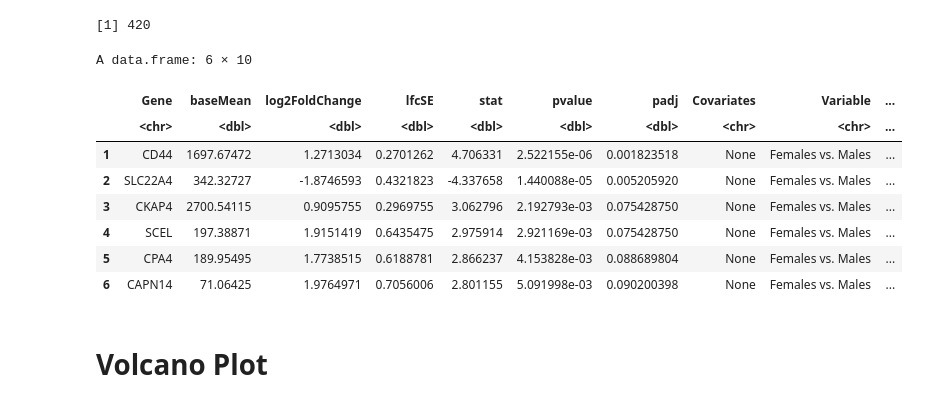
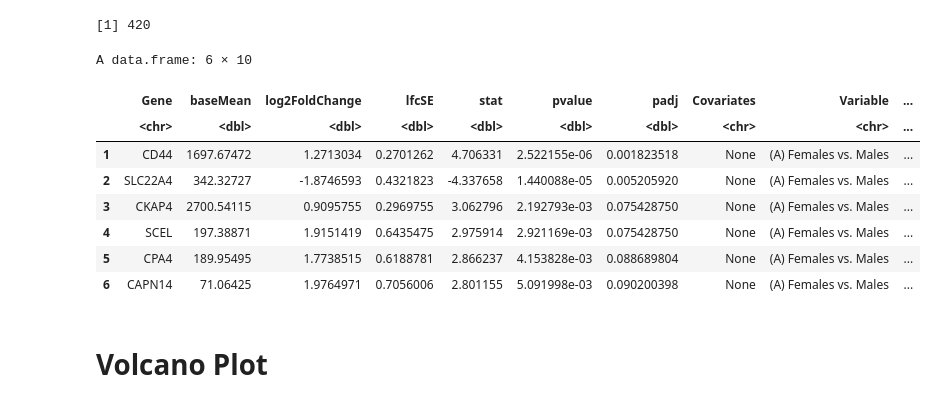
Before and after one commit to UNC-CEMALB/P1005_Miscellaneous-Analyses, a Jupyter notebook: P1005.4. Yael RNASeq Grant/2. Volcano Plots/Sex & Disease Status Volcano Plot.ipynb, the cells around one changed output. Drawn from its saved outputs; the diff is of its cells as text; code cells hidden in the pictures.

```diff
--- a/P1005.4. Yael RNASeq Grant/2. Volcano Plots/Sex & Disease Status Volcano Plot.ipynb
+++ b/P1005.4. Yael RNASeq Grant/2. Volcano Plots/Sex & Disease Status Volcano Plot.ipynb
@@ -1,6 +1,6 @@
 # %%
 Output = ('/Users/alexis/Library/CloudStorage/OneDrive-UniversityofNorthCarolinaatChapelHill/CEMALB_DataAnalysisPM/Projects/P1005. Miscellaneous Analyses/P1005.6. Yael RNAseq Grant/P1005.6.3. Analyses/P1005.6.3.2. Volcano Plots/Output')
-cur_date = "012224"
+cur_date = "012424"
 
 library(readxl)
 library(tidyverse)
@@ -9,9 +9,9 @@ library(ggrepel)
 
 #reading in file
 ds_df = data.frame(read_excel("Input/Baseline_Disease_Status_DESeq2_012224.xlsx")) %>%
-    mutate(Variable = "Non-Asthmatics vs. Asthmatics")
+    mutate(Variable = "(B) Non-Asthmatics vs. Asthmatics")
 sex_df = data.frame(read_excel("Input/Baseline_Sex_DESeq2_012324.xlsx")) %>%
-    mutate(Variable = "Females vs. Males")
+    mutate(Variable = "(A) Females vs. Males")
 gautam_genes_df = data.frame(read_excel("Input/Gautam_Genes.xlsx"))
 # %% [output]
 ── Attaching core tidyverse packages ──────────────────────── tidyverse 2.0.0 ──
@@ -54,7 +54,7 @@ Creating a volcano plot to visualize genes that were differentially expressed in
 full_df$diffexpressed <- "No Significance"
 
 # if p value is significant only
-full_df$diffexpressed[ds_df$pvalue < 0.05] <- "P Value Only"
+full_df$diffexpressed[full_df$pvalue < 0.05] <- "P Value Only"
 
 # if log2FoldChange > log2(1.5) and pvalue < 0.05, set as "significant"
 full_df$diffexpressed[abs(full_df$log2FoldChange) > abs(log2(1.5)) & full_df$pvalue < 0.05] <- "P Value and log2 Fold Change"
@@ -78,7 +78,7 @@ A data.frame: 6 × 10
 # %%
 filtered_df = full_df %>%
     # filtering for the model that incorporated sex as a covariate
-    filter(Covariates == 'Sex'& Variable == "Non-Asthmatics vs. Asthmatics" | Variable == "Females vs. Males") %>%
+    filter(Covariates == 'Sex'& Variable == "(B) Non-Asthmatics vs. Asthmatics" | Variable == "(A) Females vs. Males") %>%
     # removing information that denotes that a gene is a duplicate
     separate(Gene, c("Gene", NA))
 
@@ -105,23 +105,23 @@ length(gautam_genes)
 # %%
 # creating dfs for significant genes
 sig_sex_genes_df = filtered_df %>%
     filter(diffexpressed == "P Value and log2 Fold Change",
-           Variable == "Females vs. Males", Gene %in% gautam_genes)
+           Variable == "(A) Females vs. Males", Gene %in% gautam_genes)
 sig_ds_genes_df = filtered_df %>%
     filter(diffexpressed == "P Value and log2 Fold Change",
-           Variable == "Non-Asthmatics vs. Asthmatics")
+           Variable == "(B) Non-Asthmatics vs. Asthmatics")
 
 head(sig_sex_genes_df)
 # %% [output]
 A data.frame: 6 × 10
 |  | Gene | baseMean | log2FoldChange | lfcSE | stat | pvalue | padj | Covariates | Variable | ... |
 |  | <chr> | <dbl> | <dbl> | <dbl> | <dbl> | <dbl> | <dbl> | <chr> | <chr> | ... |
-| 1 | CD44 | 1697.67472 | 1.2713034 | 0.2701262 | 4.706331 | 2.522155e-06 | 0.001823518 | None | Females vs. Males | ... |
-| 2 | SLC22A4 | 342.32727 | -1.8746593 | 0.4321823 | -4.337658 | 1.440088e-05 | 0.005205920 | None | Females vs. Males | ... |
-| 3 | CKAP4 | 2700.54115 | 0.9095755 | 0.2969755 | 3.062796 | 2.192793e-03 | 0.075428750 | None | Females vs. Males | ... |
-| 4 | SCEL | 197.38871 | 1.9151419 | 0.6435475 | 2.975914 | 2.921169e-03 | 0.075428750 | None | Females vs. Males | ... |
-| 5 | CPA4 | 189.95495 | 1.7738515 | 0.6188781 | 2.866237 | 4.153828e-03 | 0.088689804 | None | Females vs. Males | ... |
-| 6 | CAPN14 | 71.06425 | 1.9764971 | 0.7056006 | 2.801155 | 5.091998e-03 | 0.090200398 | None | Females vs. Males | ... |
+| 1 | CD44 | 1697.67472 | 1.2713034 | 0.2701262 | 4.706331 | 2.522155e-06 | 0.001823518 | None | (A) Females vs. Males | ... |
+| 2 | SLC22A4 | 342.32727 | -1.8746593 | 0.4321823 | -4.337658 | 1.440088e-05 | 0.005205920 | None | (A) Females vs. Males | ... |
+| 3 | CKAP4 | 2700.54115 | 0.9095755 | 0.2969755 | 3.062796 | 2.192793e-03 | 0.075428750 | None | (A) Females vs. Males | ... |
+| 4 | SCEL | 197.38871 | 1.9151419 | 0.6435475 | 2.975914 | 2.921169e-03 | 0.075428750 | None | (A) Females vs. Males | ... |
+| 5 | CPA4 | 189.95495 | 1.7738515 | 0.6188781 | 2.866237 | 4.153828e-03 | 0.088689804 | None | (A) Females vs. Males | ... |
+| 6 | CAPN14 | 71.06425 | 1.9764971 | 0.7056006 | 2.801155 | 5.091998e-03 | 0.090200398 | None | (A) Females vs. Males | ... |
 # %% [markdown]
 # Volcano Plot
 # %%
```
Also changed, not shown: parts of 6 cells of this notebook.
